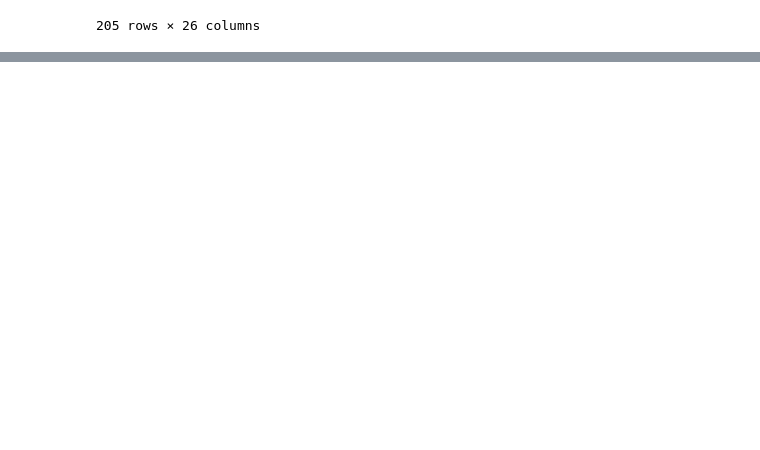
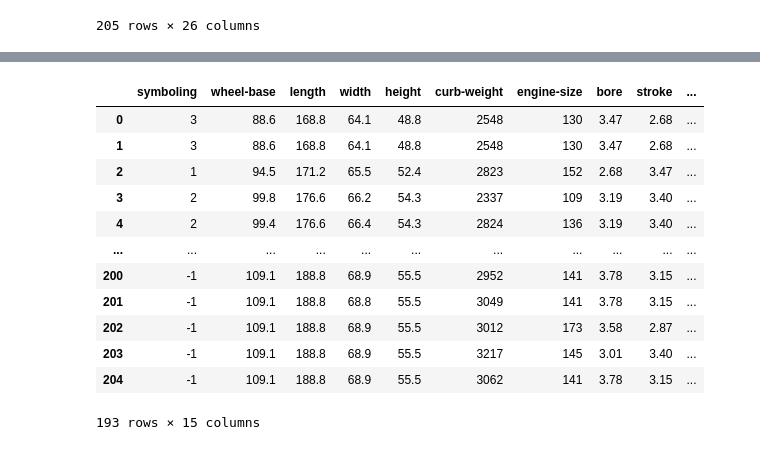
Before and after one commit to Zain-Mirza80/predicting_car_prices, a Jupyter notebook: Predicting car prices.ipynb, the cells around one changed output, grey strips where cells are left out. Drawn from its saved outputs; the diff is of its cells as text; code cells hidden in the pictures; blank space fills up the shorter version.

```diff
--- a/Predicting car prices.ipynb
+++ b/Predicting car prices.ipynb
@@ -6,6 +14,6 @@ import numpy as np
 # %%
-data = pd.read_csv("data.txt", header= None, names= ["symboling", "normalized-losses", "make", "fuel-type", "aspiration",  "num-of-doors", "body-style", "drive-wheels", "engine-location", "wheel-base", "length", "width", "height", "curb-weight", "engine-type", "num-of-cylinders", "engine-size", "fuel-system", "bore", "stroke", "compression-ratio", "horsepower", "peak-rpm", "city-mpg", "highway-mpg", "price"])
-data
+cars = pd.read_csv("data.txt", header= None, names= ["symboling", "normalized-losses", "make", "fuel-type", "aspiration",  "num-of-doors", "body-style", "drive-wheels", "engine-location", "wheel-base", "length", "width", "height", "curb-weight", "engine-type", "num-of-cylinders", "engine-size", "fuel-system", "bore", "stroke", "compression-ratio", "horsepower", "peak-rpm", "city-mpg", "highway-mpg", "price"])
+cars
 # %% [output]
 |  | symboling | normalized-losses | make | fuel-type | aspiration | num-of-doors | body-style | drive-wheels | ... |
 | 0 | 3 | ? | alfa-romero | gas | std | two | convertible | rwd | ... |
@@ -20,3 +28,7 @@ data
 | 203 | -1 | 95 | volvo | diesel | turbo | four | sedan | rwd | ... |
 | 204 | -1 | 95 | volvo | gas | turbo | four | sedan | rwd | ... |
 205 rows × 26 columns
+# %%
+# replace "?" values with numpy null values
+cars = cars.replace("?", np.nan)
+cars
@@ -22,0 +69,4 @@ data
+# %%
+# cast numeric columns to float dtype
+cars = cars.astype({"normalized-losses": "float64", "bore": "float64", "stroke": "float64", "horsepower": "float64", "peak-rpm": "float64", "price": "float64"})
+cars.info()
@@ -22,0 +122,7 @@ data
+# %%
+# removes "normalized-losses" column
+cars_cleaned = cars.drop(columns= ["normalized-losses"])
+# removes rows with null values
+cars_cleaned = cars_cleaned.dropna()
+
+cars_cleaned
@@ -22,0 +143,17 @@ data
+# %%
+numeric_columns = cars_cleaned.select_dtypes(include=['number'])
+numeric_columns
+# %% [output]
+|  | symboling | wheel-base | length | width | height | curb-weight | engine-size | bore | stroke | ... |
+| 0 | 3 | 88.6 | 168.8 | 64.1 | 48.8 | 2548 | 130 | 3.47 | 2.68 | ... |
+| 1 | 3 | 88.6 | 168.8 | 64.1 | 48.8 | 2548 | 130 | 3.47 | 2.68 | ... |
+| 2 | 1 | 94.5 | 171.2 | 65.5 | 52.4 | 2823 | 152 | 2.68 | 3.47 | ... |
+| 3 | 2 | 99.8 | 176.6 | 66.2 | 54.3 | 2337 | 109 | 3.19 | 3.40 | ... |
+| 4 | 2 | 99.4 | 176.6 | 66.4 | 54.3 | 2824 | 136 | 3.19 | 3.40 | ... |
+| ... | ... | ... | ... | ... | ... | ... | ... | ... | ... | ... |
+| 200 | -1 | 109.1 | 188.8 | 68.9 | 55.5 | 2952 | 141 | 3.78 | 3.15 | ... |
+| 201 | -1 | 109.1 | 188.8 | 68.8 | 55.5 | 3049 | 141 | 3.78 | 3.15 | ... |
+| 202 | -1 | 109.1 | 188.8 | 68.9 | 55.5 | 3012 | 173 | 3.58 | 2.87 | ... |
+| 203 | -1 | 109.1 | 188.8 | 68.9 | 55.5 | 3217 | 145 | 3.01 | 3.40 | ... |
+| 204 | -1 | 109.1 | 188.8 | 68.9 | 55.5 | 3062 | 141 | 3.78 | 3.15 | ... |
+193 rows × 15 columns
```
Also changed, not shown: parts of 31 cells of this notebook.
